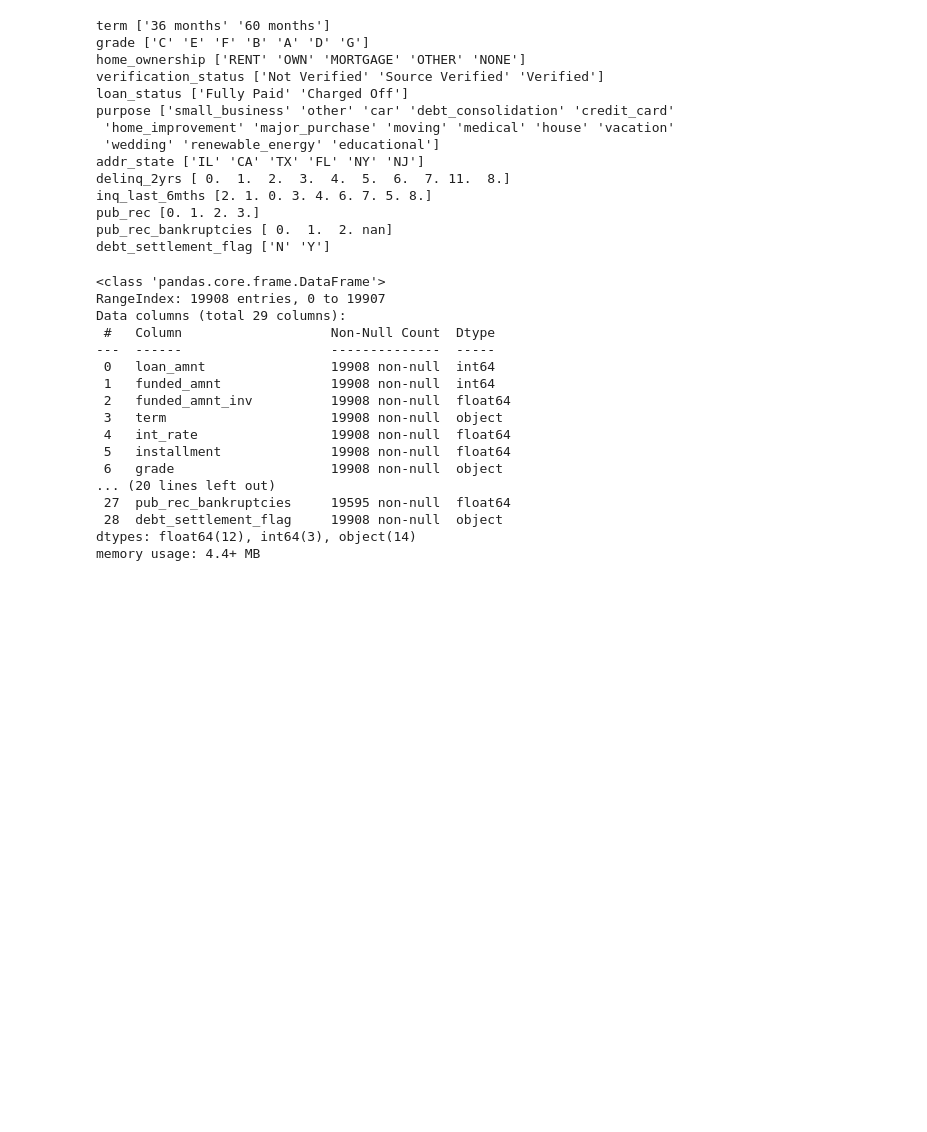
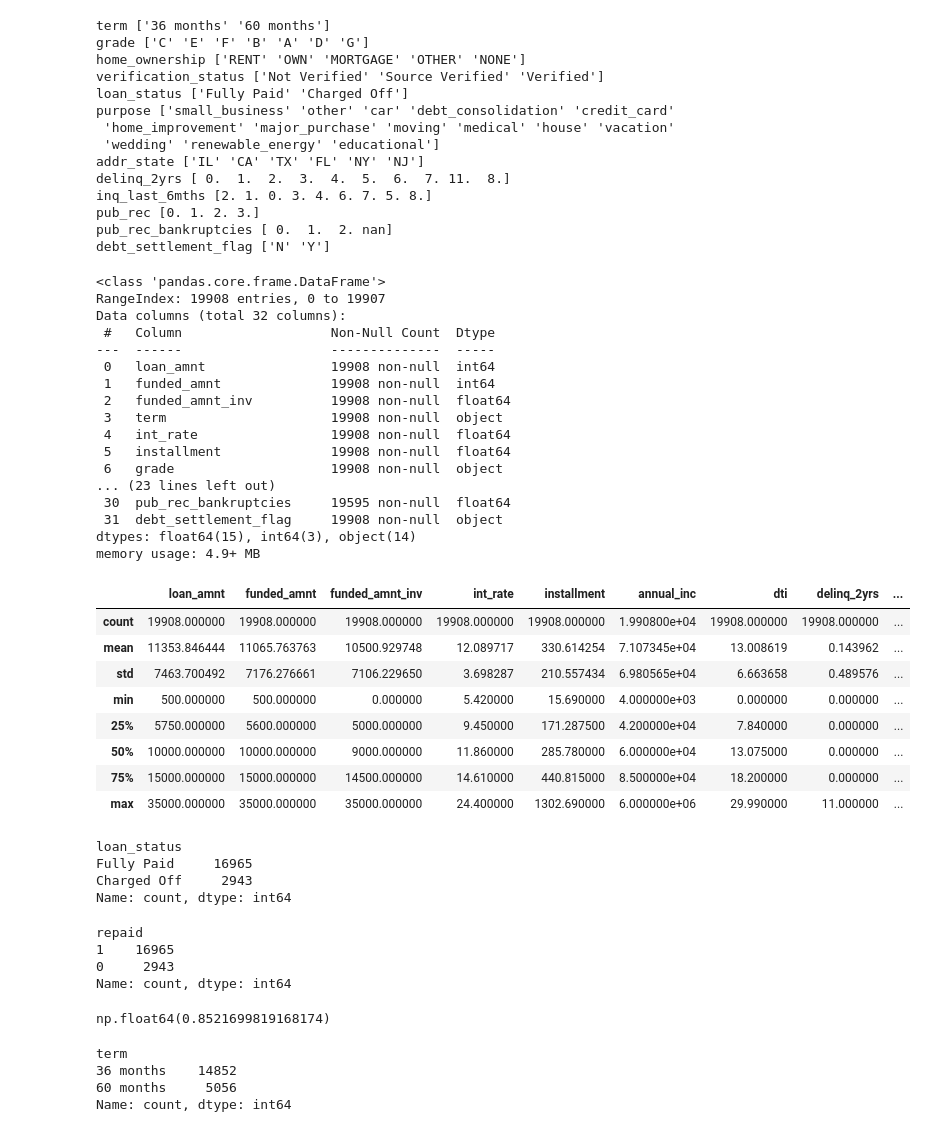
Before and after one commit to heathernfran/lending_club_notebooks, a Jupyter notebook: exploratory_data_analysis.ipynb, the cells around one changed output. Cells and saved outputs as stored; diff of their text form; code cells hidden in the pictures; blank space fills up the shorter version.

Commit message:
Create columns for paid-off rate and annual return

```diff
--- a/exploratory_data_analysis.ipynb
+++ b/exploratory_data_analysis.ipynb
@@ -86,8 +86,8 @@ loan_df.drop(
         "out_prncp",
         "out_prncp_inv",
         "total_acc",
-        "total_pymnt",
-        "total_pymnt_inv",
+        # "total_pymnt",
+        # "total_pymnt_inv",
         "total_rec_int",
         "total_rec_late_fee",
         "total_rec_prncp",
@@ -104,7 +104,7 @@ loan_df.drop(
         "emp_title",
         "mths_since_last_delinq",
         "mths_since_last_major_derog",
-        "mths_since_last_record",
+        # "mths_since_last_record",
         "next_pymnt_d",
         "revol_util",
     ],
@@ -233,7 +233,7 @@ loan_df.info()
 # %% [output]
 <class 'pandas.core.frame.DataFrame'>
 RangeIndex: 19908 entries, 0 to 19907
-Data columns (total 29 columns):
+Data columns (total 32 columns):
  #   Column                   Non-Null Count  Dtype
 ---  ------                   --------------  -----
  0   loan_amnt                19908 non-null  int64
@@ -243,8 +243,47 @@ Data columns (total 29 columns):
  4   int_rate                 19908 non-null  float64
  5   installment              19908 non-null  float64
  6   grade                    19908 non-null  object
-... (20 lines left out)
- 27  pub_rec_bankruptcies     19595 non-null  float64
- 28  debt_settlement_flag     19908 non-null  object
-dtypes: float64(12), int64(3), object(14)
-memory usage: 4.4+ MB
+... (23 lines left out)
+ 30  pub_rec_bankruptcies     19595 non-null  float64
+ 31  debt_settlement_flag     19908 non-null  object
+dtypes: float64(15), int64(3), object(14)
+memory usage: 4.9+ MB
+# %%
+loan_df.describe()
+# %% [output]
+|  | loan_amnt | funded_amnt | funded_amnt_inv | int_rate | installment | annual_inc | dti | delinq_2yrs | ... |
+| count | 19908.000000 | 19908.000000 | 19908.000000 | 19908.000000 | 19908.000000 | 1.990800e+04 | 19908.000000 | 19908.000000 | ... |
+| mean | 11353.846444 | 11065.763763 | 10500.929748 | 12.089717 | 330.614254 | 7.107345e+04 | 13.008619 | 0.143962 | ... |
+| std | 7463.700492 | 7176.276661 | 7106.229650 | 3.698287 | 210.557434 | 6.980565e+04 | 6.663658 | 0.489576 | ... |
+| min | 500.000000 | 500.000000 | 0.000000 | 5.420000 | 15.690000 | 4.000000e+03 | 0.000000 | 0.000000 | ... |
+| 25% | 5750.000000 | 5600.000000 | 5000.000000 | 9.450000 | 171.287500 | 4.200000e+04 | 7.840000 | 0.000000 | ... |
+| 50% | 10000.000000 | 10000.000000 | 9000.000000 | 11.860000 | 285.780000 | 6.000000e+04 | 13.075000 | 0.000000 | ... |
+| 75% | 15000.000000 | 15000.000000 | 14500.000000 | 14.610000 | 440.815000 | 8.500000e+04 | 18.200000 | 0.000000 | ... |
+| max | 35000.000000 | 35000.000000 | 35000.000000 | 24.400000 | 1302.690000 | 6.000000e+06 | 29.990000 | 11.000000 | ... |
+# %%
+loan_df.loan_status.value_counts()
+# %% [output]
+loan_status
+Fully Paid     16965
+Charged Off     2943
+Name: count, dtype: int64
+# %%
+mapping_dict = {"Charged Off": 0, "Fully Paid": 1}
+loan_df["repaid"] = loan_df.loan_status.map(mapping_dict)
+loan_df.repaid.value_counts()
+# %% [output]
+repaid
+1    16965
+0     2943
+Name: count, dtype: int64
+# %%
+loan_df.repaid.mean()
+# %% [output]
+np.float64(0.8521699819168174)
+# %%
+loan_df.term.value_counts()
+# %% [output]
+term
+36 months    14852
+60 months     5056
+Name: count, dtype: int64
```
Also changed, not shown: parts of 10 cells of this notebook.
